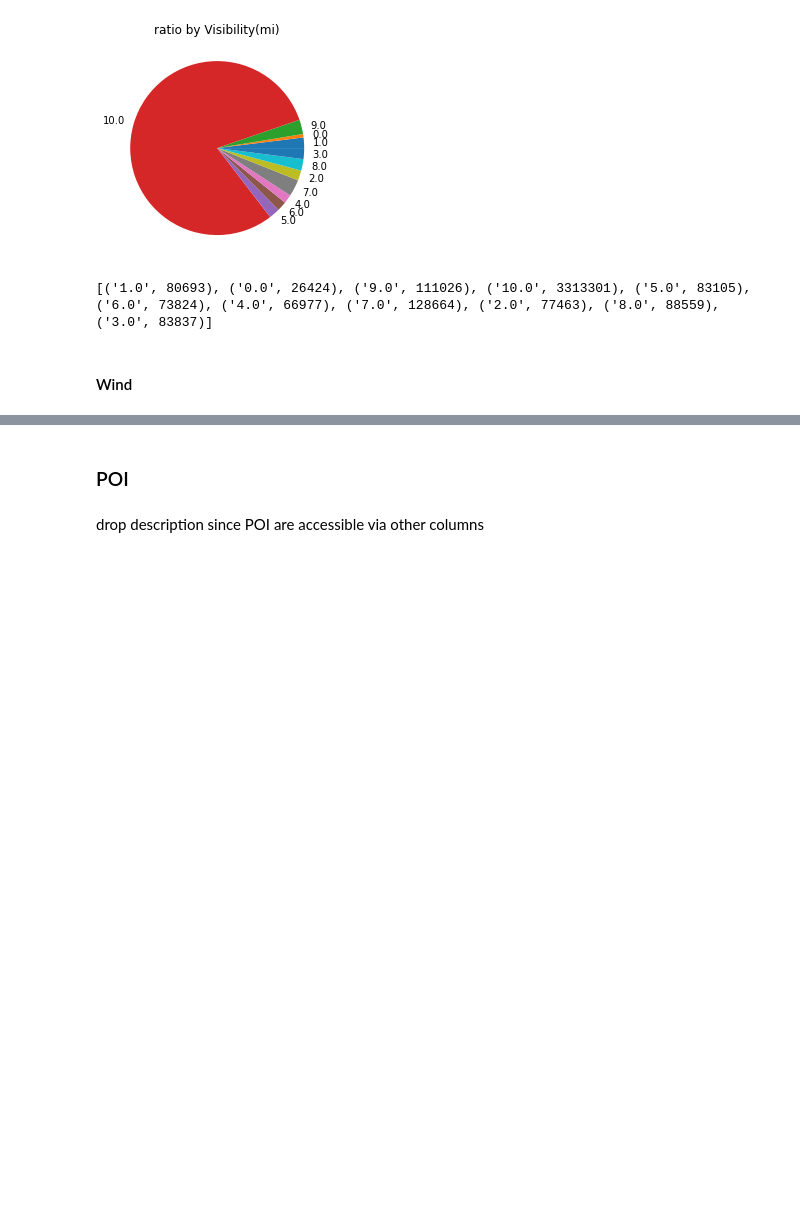
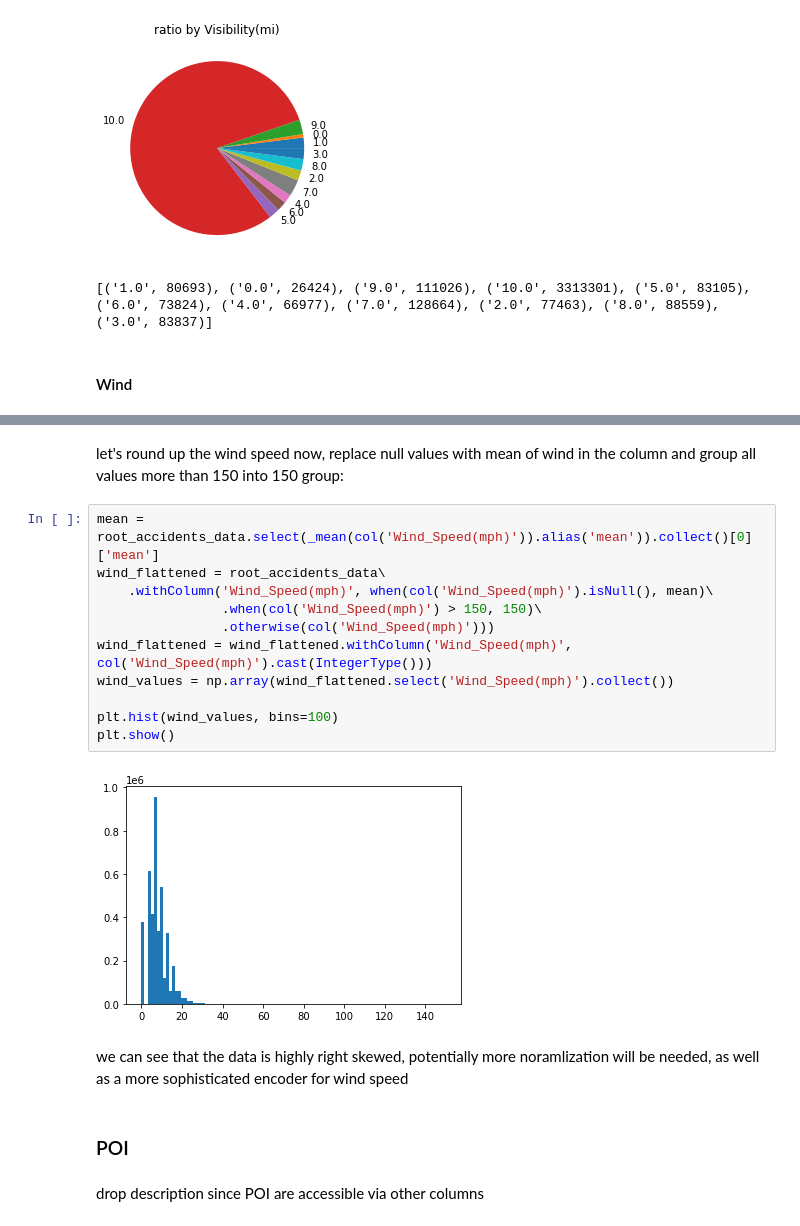
Before and after one commit to glebgalkin/SOEN471Winter, a Jupyter notebook: US Accidents technical analysis and regression.ipynb, the cells around one changed output, grey strips where cells are left out. Saved outputs shown, nothing was run; the diff lists cells and outputs as text; blank space fills up the shorter version.

```diff
--- a/US Accidents technical analysis and regression.ipynb
+++ b/US Accidents technical analysis and regression.ipynb
@@ -314,3 +331,20 @@ update wind values
+# %% [markdown]
+let's round up the wind speed now, replace null values with mean of wind in the column and group all values more than 150 into 150 group:
+# %%
+mean = root_accidents_data.select(_mean(col('Wind_Speed(mph)')).alias('mean')).collect()[0]['mean']
+wind_flattened = root_accidents_data\
+    .withColumn('Wind_Speed(mph)', when(col('Wind_Speed(mph)').isNull(), mean)\
+                .when(col('Wind_Speed(mph)') > 150, 150)\
+                .otherwise(col('Wind_Speed(mph)')))
+wind_flattened = wind_flattened.withColumn('Wind_Speed(mph)', col('Wind_Speed(mph)').cast(IntegerType()))
+wind_values = np.array(wind_flattened.select('Wind_Speed(mph)').collect())
+
+plt.hist(wind_values, bins=100)
+plt.show()
+# %% [output]
+[figure, added]
+# %% [markdown]
+we can see that the data is highly right skewed, potentially more noramlization will be needed, as well as a more sophisticated encoder for wind speed
 # %% [markdown]
 ### POI
 # %% [markdown]
```
Also changed, not shown: parts of 19 cells of this notebook.
